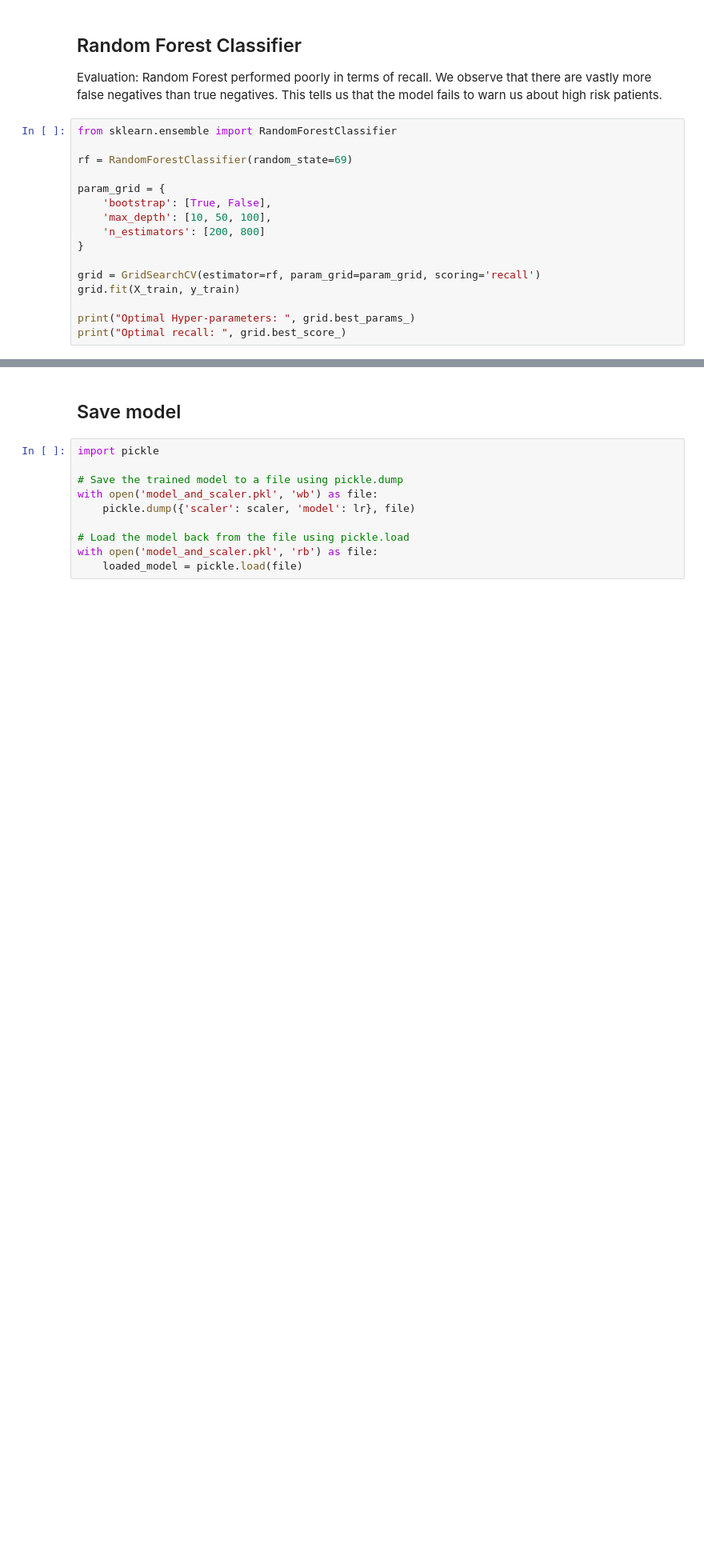
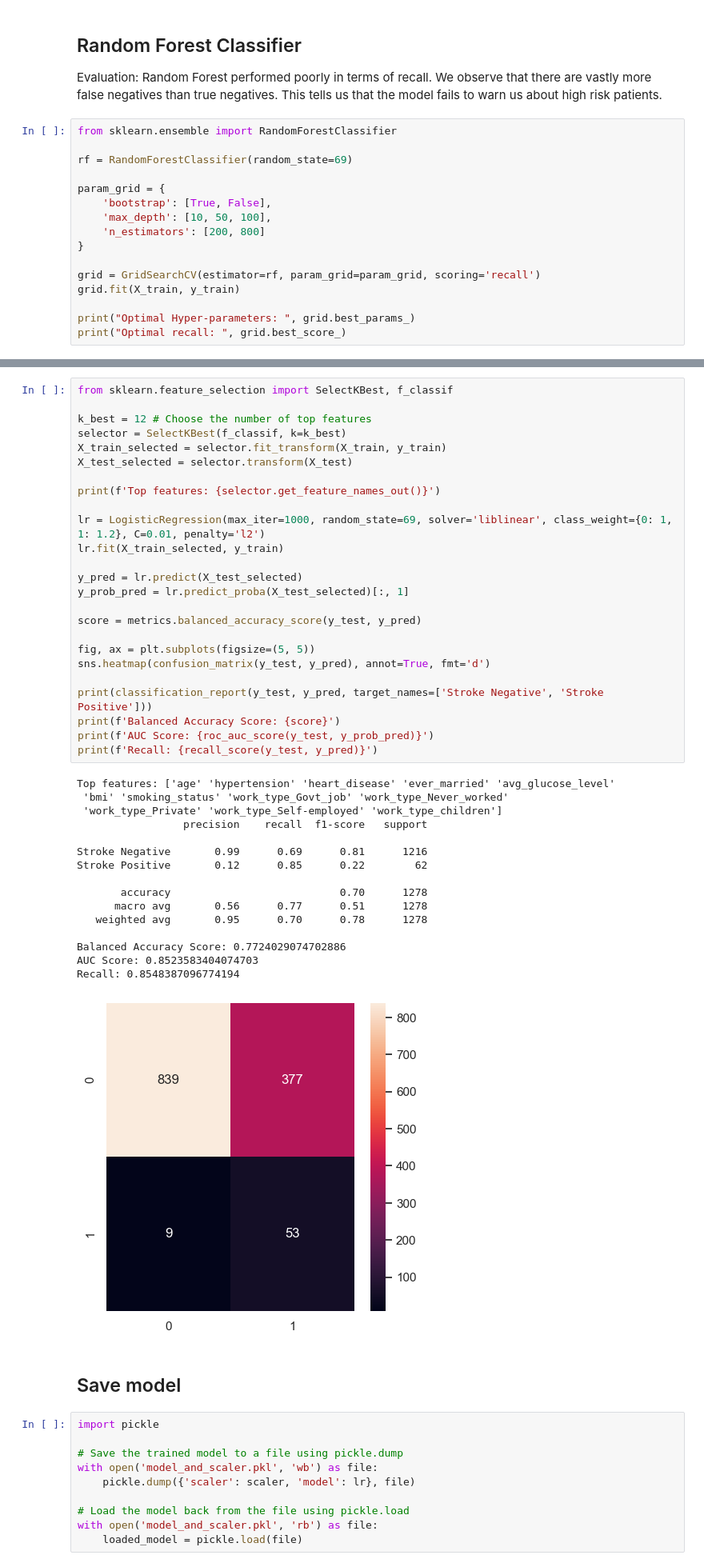
Before and after one commit to daobrian/ML-Stroke-Likelihood-Prediction-Model, a Jupyter notebook: StrokeNN.ipynb, the cells around one changed output, grey strips where cells are left out. Shown at 80% size. Drawn from its saved outputs; the diff is of its cells as text; blank space fills up the shorter version.

```diff
--- a/StrokeNN.ipynb
+++ b/StrokeNN.ipynb
@@ -294,3 +339,45 @@ Recall: 0.1076923076923077
+# %%
+from sklearn.feature_selection import SelectKBest, f_classif
+
+k_best = 12 # Choose the number of top features
+selector = SelectKBest(f_classif, k=k_best)
+X_train_selected = selector.fit_transform(X_train, y_train)
+X_test_selected = selector.transform(X_test)
+
+print(f'Top features: {selector.get_feature_names_out()}')
+
+lr = LogisticRegression(max_iter=1000, random_state=69, solver='liblinear', class_weight={0: 1, 1: 1.2}, C=0.01, penalty='l2')
+lr.fit(X_train_selected, y_train)
+
+y_pred = lr.predict(X_test_selected)
+y_prob_pred = lr.predict_proba(X_test_selected)[:, 1]
+
+score = metrics.balanced_accuracy_score(y_test, y_pred)
+
+fig, ax = plt.subplots(figsize=(5, 5))
+sns.heatmap(confusion_matrix(y_test, y_pred), annot=True, fmt='d')
+
+print(classification_report(y_test, y_pred, target_names=['Stroke Negative', 'Stroke Positive']))
+print(f'Balanced Accuracy Score: {score}')
+print(f'AUC Score: {roc_auc_score(y_test, y_prob_pred)}')
+print(f'Recall: {recall_score(y_test, y_pred)}')
+# %% [output]
+Top features: ['age' 'hypertension' 'heart_disease' 'ever_married' 'avg_glucose_level'
+ 'bmi' 'smoking_status' 'work_type_Govt_job' 'work_type_Never_worked'
+ 'work_type_Private' 'work_type_Self-employed' 'work_type_children']
+                 precision    recall  f1-score   support
+
+Stroke Negative       0.99      0.69      0.81      1216
+Stroke Positive       0.12      0.85      0.22        62
+
+       accuracy                           0.70      1278
+      macro avg       0.56      0.77      0.51      1278
+   weighted avg       0.95      0.70      0.78      1278
+
+Balanced Accuracy Score: 0.7724029074702886
+AUC Score: 0.8523583404074703
+Recall: 0.8548387096774194
+[figure, added]
 # %% [markdown]
 ## Save model
 # %%
```
Also changed, not shown: parts of 8 cells of this notebook, 2 other files.
